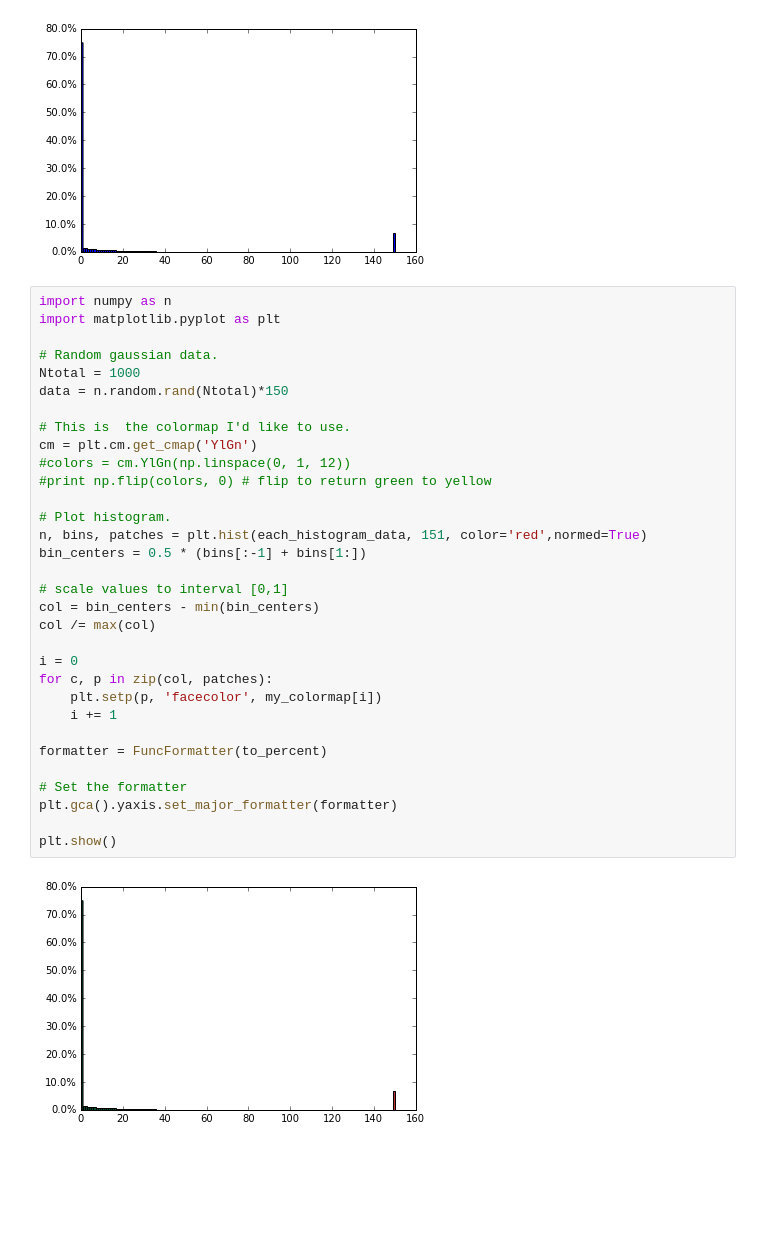
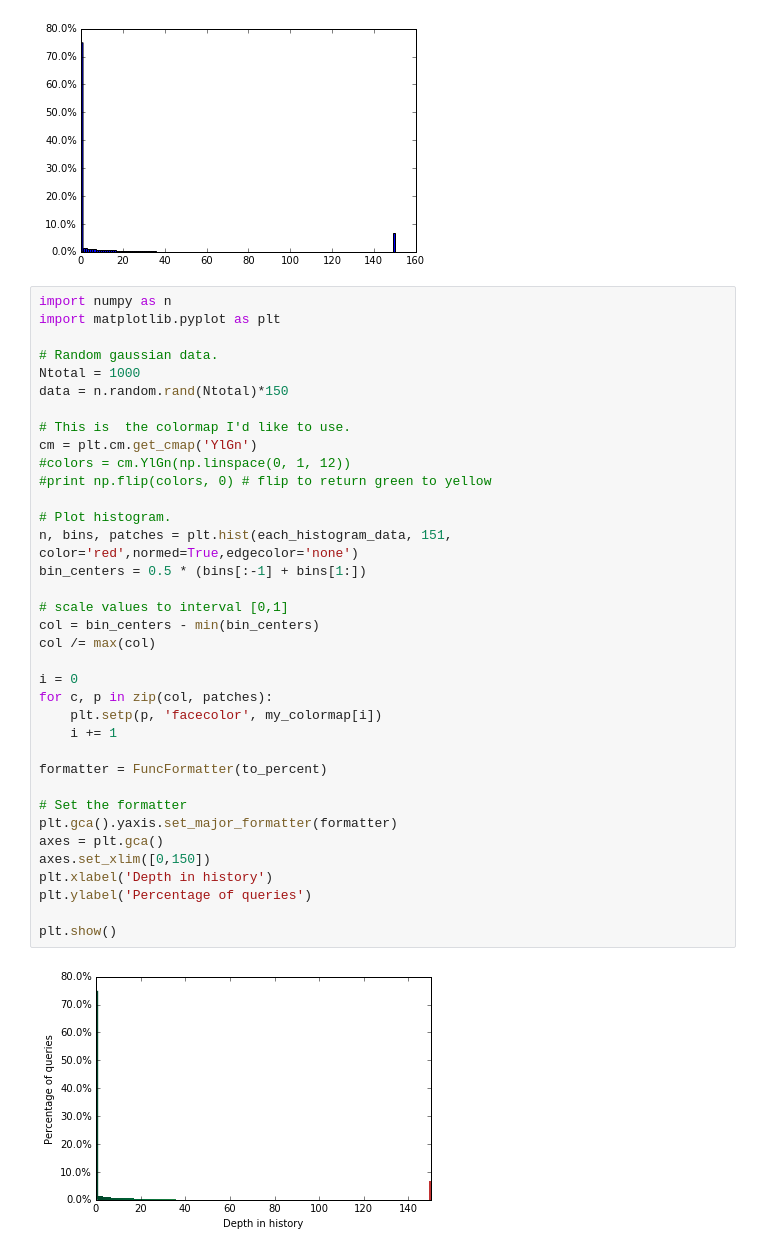
Before and after one commit to peteflorence/analysis-nanomap, a Jupyter notebook: Why memory.ipynb, the cells around one changed output. Cells and saved outputs as stored; diff of their text form; blank space fills up the shorter version.

```diff
--- a/Why memory.ipynb
+++ b/Why memory.ipynb
@@ -640,32 +622,36 @@ import numpy as n
 import matplotlib.pyplot as plt
 
 # Random gaussian data.
 Ntotal = 1000
 data = n.random.rand(Ntotal)*150
 
 # This is  the colormap I'd like to use.
 cm = plt.cm.get_cmap('YlGn')
 #colors = cm.YlGn(np.linspace(0, 1, 12))
 #print np.flip(colors, 0) # flip to return green to yellow
 
 # Plot histogram.
-n, bins, patches = plt.hist(each_histogram_data, 151, color='red',normed=True)
+n, bins, patches = plt.hist(each_histogram_data, 151, color='red',normed=True,edgecolor='none')
 bin_centers = 0.5 * (bins[:-1] + bins[1:])
 
 # scale values to interval [0,1]
 col = bin_centers - min(bin_centers)
 col /= max(col)
 
 i = 0
 for c, p in zip(col, patches):
     plt.setp(p, 'facecolor', my_colormap[i])
     i += 1
 
 formatter = FuncFormatter(to_percent)
 
 # Set the formatter
 plt.gca().yaxis.set_major_formatter(formatter)
+axes = plt.gca()
+axes.set_xlim([0,150])
+plt.xlabel('Depth in history')
+plt.ylabel('Percentage of queries')
 
 plt.show()
 # %% [output]
-[figure, old version]
+[figure, new version]
```
Also changed, not shown: parts of 7 cells of this notebook.
